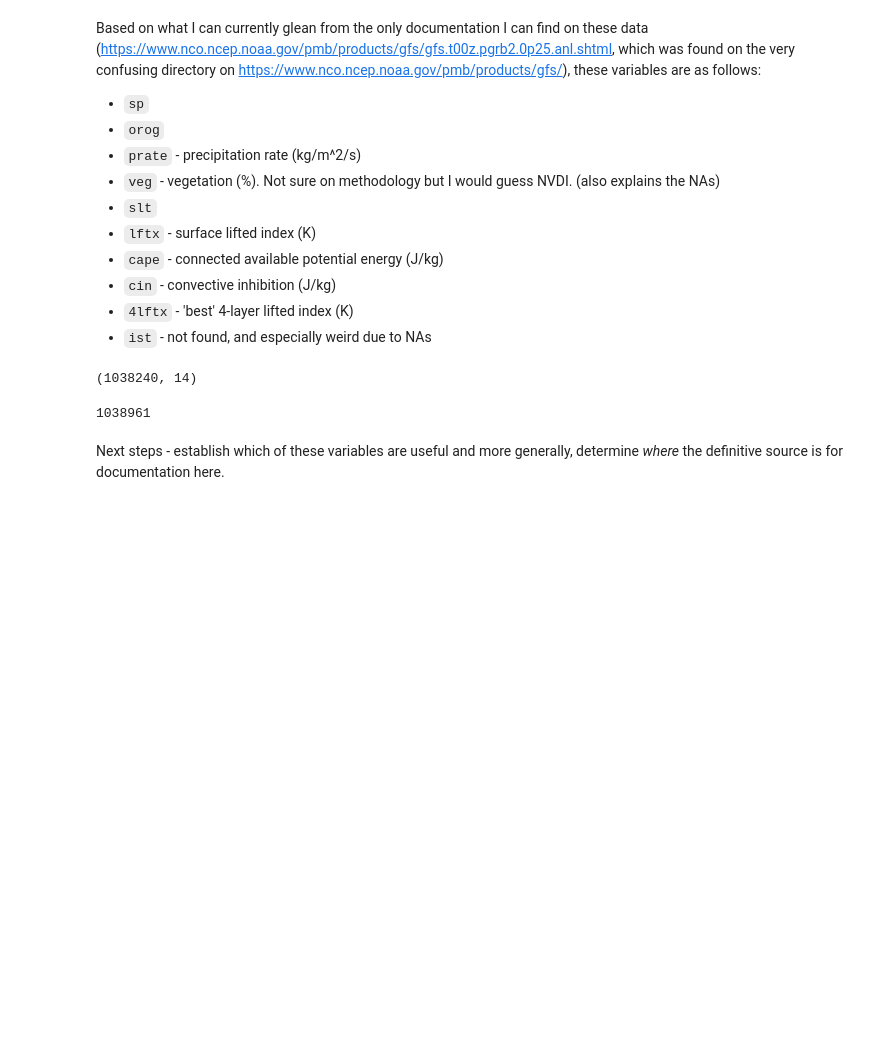
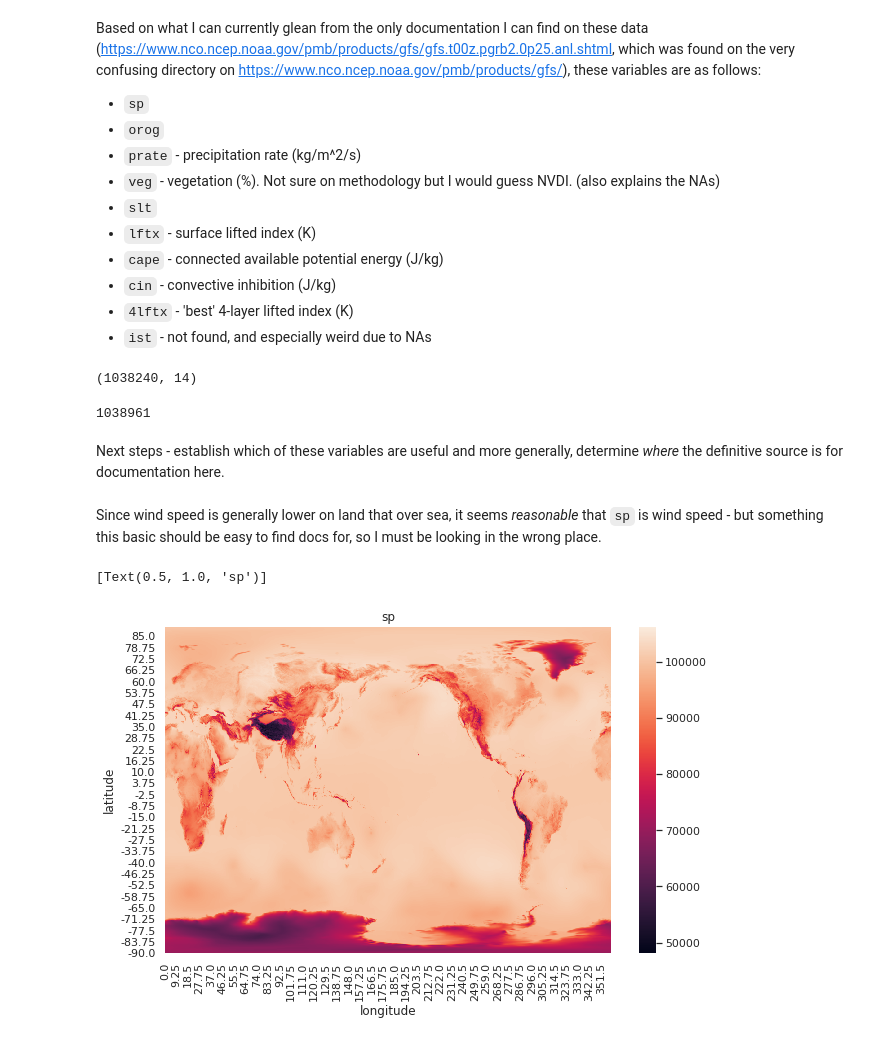
Before and after one commit to GondekNP/HohonuWind, a Jupyter notebook: notebooks/nomad_EDA.ipynb, the cells around one changed output. Saved outputs shown, nothing was run; the diff lists cells and outputs as text; code cells hidden in the pictures; blank space fills up the shorter version.

```diff
--- a/notebooks/nomad_EDA.ipynb
+++ b/notebooks/nomad_EDA.ipynb
@@ -107,3 +109,14 @@ len(np.arange(-90, 90.25, .25)) * len(np.arange(0, 360.25, .25))
 1038961
 # %% [markdown]
 Next steps - establish which of these variables are useful and more generally, determine _where_ the definitive source is for documentation here.
+# %%
+sns.set(rc={'figure.figsize':(10,6)})
+# %% [markdown]
+Since wind speed is generally lower on land that over sea, it seems _reasonable_ that `sp` is wind speed - but something this basic should be easy to find docs for, so I must be looking in the wrong place.
+# %%
+gfs_plot = sns.heatmap(nomad_eda.sp.unstack('longitude'))
+gfs_plot.invert_yaxis()
+gfs_plot.set(title='sp')
+# %% [output]
+[Text(0.5, 1.0, 'sp')]
+[figure, added]
```
Also changed, not shown: parts of 13 cells of this notebook.
